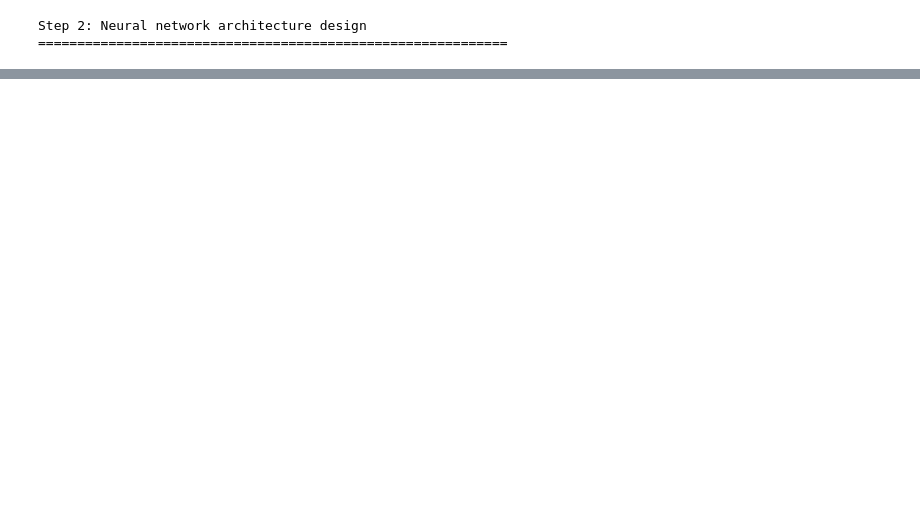
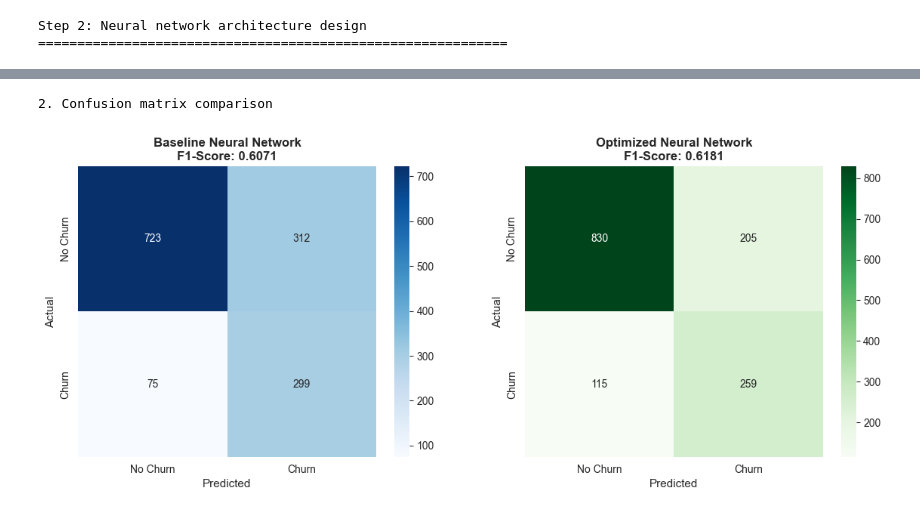
Before and after one commit to Niveka1998/telco-churn-prediction, a Jupyter notebook: neuralNetworkModel.ipynb, the cells around one changed output, grey strips where cells are left out. Saved outputs shown, nothing was run; the diff lists cells and outputs as text; code cells hidden in the pictures; blank space fills up the shorter version.

Commit message:
neural network model finished

```diff
--- a/neuralNetworkModel.ipynb
+++ b/neuralNetworkModel.ipynb
@@ -89,7 +96,7 @@ def create_nn_model(hidden_layers=[64,32], dropout_rate=0.3, learning_rate=0.001
     model.add(Dropout(dropout_rate))
 
     #hidden layers
-    for i, units in enumerate(hidden_layers[1:], start=2):
+    for units in hidden_layers[1:]:
         model.add(Dense(units, activation='relu'))
         model.add(BatchNormalization())
         model.add(Dropout(dropout_rate))
@@ -103,9 +110,9 @@ def create_nn_model(hidden_layers=[64,32], dropout_rate=0.3, learning_rate=0.001
         optimizer=optimizer,
         loss='binary_crossentropy',
         metrics=['accuracy',
-                 keras.metrics.Precision(),
-                 keras.metrics.Recall(),
-                 keras.metrics.AUC()]
+                 keras.metrics.Precision(name='precision'),
+                 keras.metrics.Recall(name='recall'),
+                 keras.metrics.AUC(name='auc')]
     )
 
     return model
@@ -116,8 +123,6 @@ Step 2: Neural network architecture design
 #baseline model
 print("Step 3: Baseline neural network model")
 print("="*60)
-
-print("Architecture: [64, 32] neurons, dropout=0.3, learning_rate=0.001")
 
 #create baseline model
 bs_model = create_nn_model(hidden_layers=[64,32], dropout_rate=0.3, learning_rate=0.001)
@@ -139,18 +144,18 @@ print("\nTraining baseline model")
 print("="*60)
 
 history_baseline = bs_model.fit(
-    X_train, y_train,
-    validation_split=0.2,
+    X_train_fit, y_train_fit,
+    validation_data=(X_val, y_val),
     epochs=100,
     batch_size=32,
     callbacks=[early_stopping],
-    verbose=1
+    verbose=0
 )
 print("\nBaseline model training completed")
 
 #make prediction
 y_pred_prob_baseline = bs_model.predict(X_test, verbose=0).flatten()
-y_pred_baseline = (y_pred_prob_baseline > 0.5).astype(int)
+y_pred_baseline = (y_pred_prob_baseline > 0.4).astype(int)
 
 #evaluate baseline model
 print("Baseline model performance")
@@ -530,0 +612,26 @@ ROC-AUC: -2.25% decrease
+# %%
+#confusion matrix comparison
+print("\n2. Confusion matrix comparison")
+fig, axes = plt.subplots(1,2,figsize=(14,5))
+cm_baseline = confusion_matrix(y_test, y_pred_baseline)
+cm_optimized = confusion_matrix(y_test, y_pred_final)
+# Baseline confusion matrix
+sns.heatmap(cm, annot=True, fmt='d', cmap='Blues', ax=axes[0],
+            xticklabels=['No Churn', 'Churn'], yticklabels=['No Churn', 'Churn'])
+axes[0].set_title(f'Baseline Neural Network\nF1-Score: {bs_f1:.4f}',
+                  fontsize=12, fontweight='bold')
+axes[0].set_ylabel('Actual', fontsize=11)
+axes[0].set_xlabel('Predicted', fontsize=11)
+
+# Optimized confusion matrix
+sns.heatmap(cm_optimized, annot=True, fmt='d', cmap='Greens', ax=axes[1],
+            xticklabels=['No Churn', 'Churn'], yticklabels=['No Churn', 'Churn'])
+axes[1].set_title(f'Optimized Neural Network\nF1-Score: {final_f1:.4f}',
+                  fontsize=12, fontweight='bold')
+axes[1].set_ylabel('Actual', fontsize=11)
+axes[1].set_xlabel('Predicted', fontsize=11)
+
+plt.show()
+# %% [output]
+2. Confusion matrix comparison
+[figure, added]
```
Also changed, not shown: parts of 14 cells of this notebook, 5 other files.
